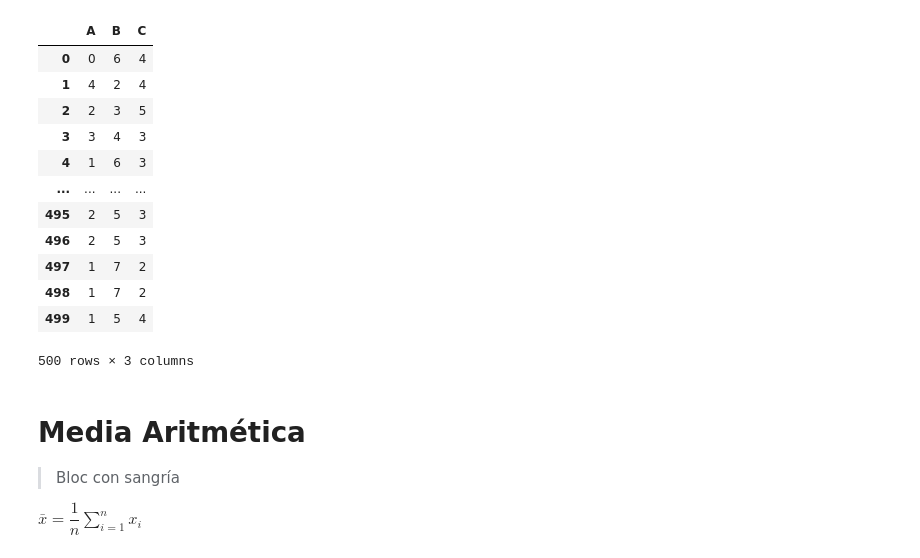
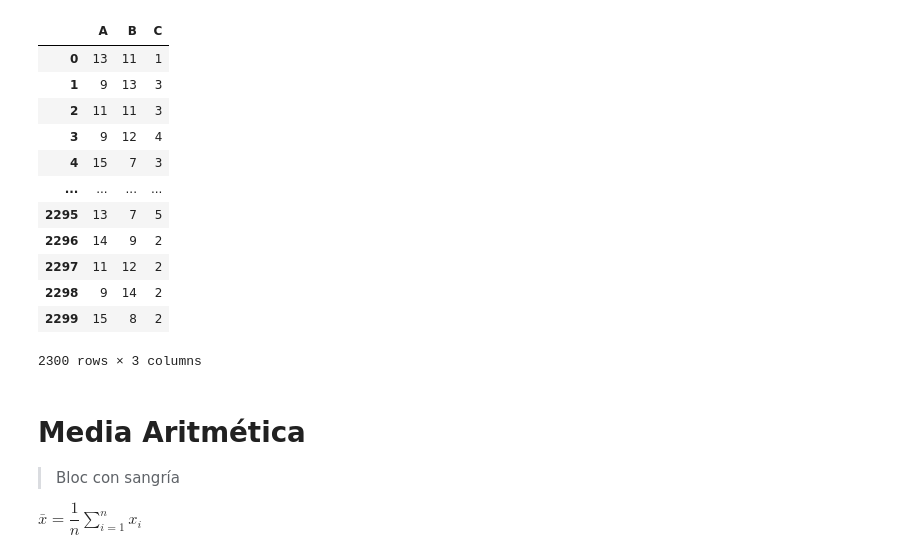
Before and after one commit to AnIsAsPe/Estadistica_y_Probabilidad_para-CD-, a Jupyter notebook: PrincipiosDeProbabilidad/Semana2/Notebooks/Distribución_Multinomial,_momentos,_covarianza_y_correlacion.ipynb, the cells around one changed output. Cells and saved outputs as stored; diff of their text form; code cells hidden in the pictures.

```diff
--- a/PrincipiosDeProbabilidad/Semana2/Notebooks/Distribución_Multinomial,_momentos,_covarianza_y_correlacion.ipynb
+++ b/PrincipiosDeProbabilidad/Semana2/Notebooks/Distribución_Multinomial,_momentos,_covarianza_y_correlacion.ipynb
@@ -5,28 +5,32 @@ import pandas as pd
 import numpy as np
 from scipy.stats import multinomial
 from scipy.stats import kurtosis, skew  # curtosis y asimetría
-# %%
-# resultados de preferncias electorales de grupos de m cantidad de personas
-
-m = 10
-N = 500
-df = pd.DataFrame(multinomial.rvs(n = m, p=[0.2, 0.5, 0.9],  size = N),
-                  columns = ['A', 'B','C'])
-df
-# %% [output]
-|  | A | B | C |
-| 0 | 0 | 6 | 4 |
-| 1 | 4 | 2 | 4 |
-| 2 | 2 | 3 | 5 |
-| 3 | 3 | 4 | 3 |
-| 4 | 1 | 6 | 3 |
-| ... | ... | ... | ... |
-| 495 | 2 | 5 | 3 |
-| 496 | 2 | 5 | 3 |
-| 497 | 1 | 7 | 2 |
-| 498 | 1 | 7 | 2 |
-| 499 | 1 | 5 | 4 |
-500 rows × 3 columns
+# %%
+n= 25
+N = 2300
+k = 3
+
+# La suma de las probabilidades cada clase k,  debe sumar 1
+p_vec = [0.5, 0.38, 0.12]
+nombres_col = ['A', 'B', 'C']
+
+df = pd.DataFrame(multinomial.rvs(n = n, p=p_vec, size = N),
+                  columns = nombres_col)
+df
+# %% [output]
+|  | A | B | C |
+| 0 | 13 | 11 | 1 |
+| 1 | 9 | 13 | 3 |
+| 2 | 11 | 11 | 3 |
+| 3 | 9 | 12 | 4 |
+| 4 | 15 | 7 | 3 |
+| ... | ... | ... | ... |
+| 2295 | 13 | 7 | 5 |
+| 2296 | 14 | 9 | 2 |
+| 2297 | 11 | 12 | 2 |
+| 2298 | 9 | 14 | 2 |
+| 2299 | 15 | 8 | 2 |
+2300 rows × 3 columns
 # %% [markdown]
 # Media Aritmética
 
```
Also changed, not shown: parts of 10 cells of this notebook.
